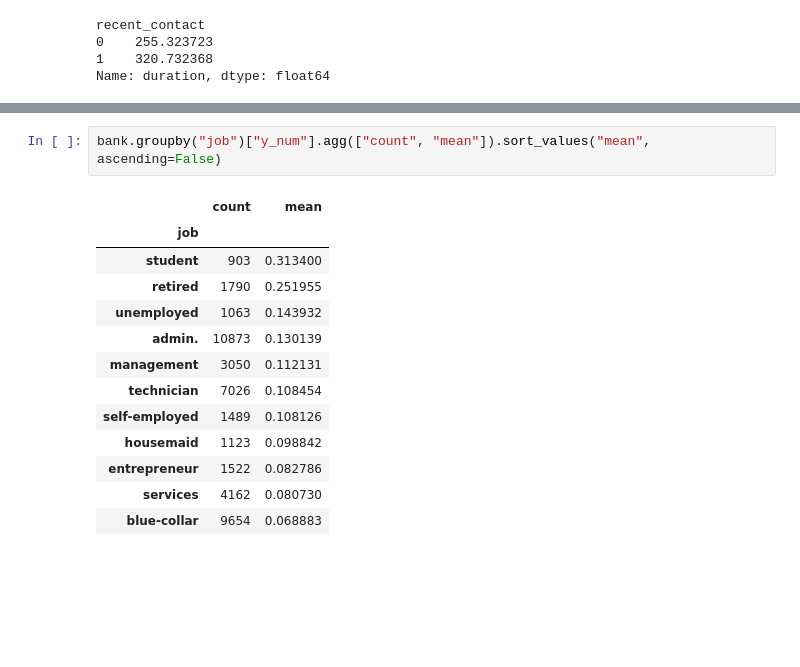
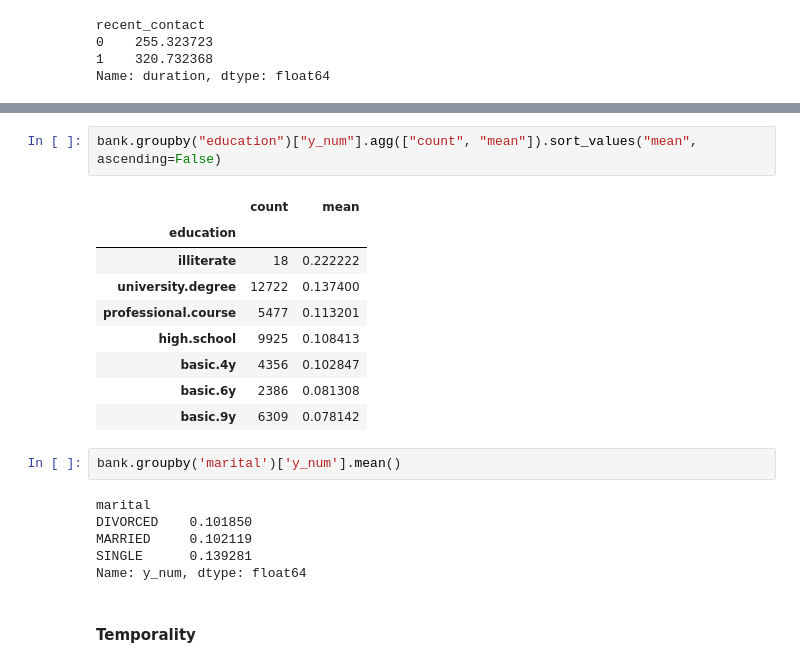
Before and after one commit to Sjoc88/Projects, a Jupyter notebook: Python/DatosProyecto/Analisis.ipynb, the cells around one changed output, grey strips where cells are left out. Drawn from its saved outputs; the diff is of its cells as text; blank space fills up the shorter version.

```diff
--- a/Python/DatosProyecto/Analisis.ipynb
+++ b/Python/DatosProyecto/Analisis.ipynb
@@ -261,16 +293,22 @@ Name: duration, dtype: float64
 # %%
-bank.groupby("job")["y_num"].agg(["count", "mean"]).sort_values("mean", ascending=False)
+bank.groupby("education")["y_num"].agg(["count", "mean"]).sort_values("mean", ascending=False)
 # %% [output]
 |  | count | mean |
-| job |  |  |
-| student | 903 | 0.313400 |
-| retired | 1790 | 0.251955 |
-| unemployed | 1063 | 0.143932 |
-| admin. | 10873 | 0.130139 |
-| management | 3050 | 0.112131 |
-| technician | 7026 | 0.108454 |
-| self-employed | 1489 | 0.108126 |
-| housemaid | 1123 | 0.098842 |
-| entrepreneur | 1522 | 0.082786 |
-| services | 4162 | 0.080730 |
-| blue-collar | 9654 | 0.068883 |
+| education |  |  |
+| illiterate | 18 | 0.222222 |
+| university.degree | 12722 | 0.137400 |
+| professional.course | 5477 | 0.113201 |
+| high.school | 9925 | 0.108413 |
+| basic.4y | 4356 | 0.102847 |
+| basic.6y | 2386 | 0.081308 |
+| basic.9y | 6309 | 0.078142 |
+# %%
+bank.groupby('marital')['y_num'].mean()
+# %% [output]
+marital
+DIVORCED    0.101850
+MARRIED     0.102119
+SINGLE      0.139281
+Name: y_num, dtype: float64
+# %% [markdown]
+#### Temporality
```
Also changed, not shown: parts of 34 cells of this notebook, 1 other file.
